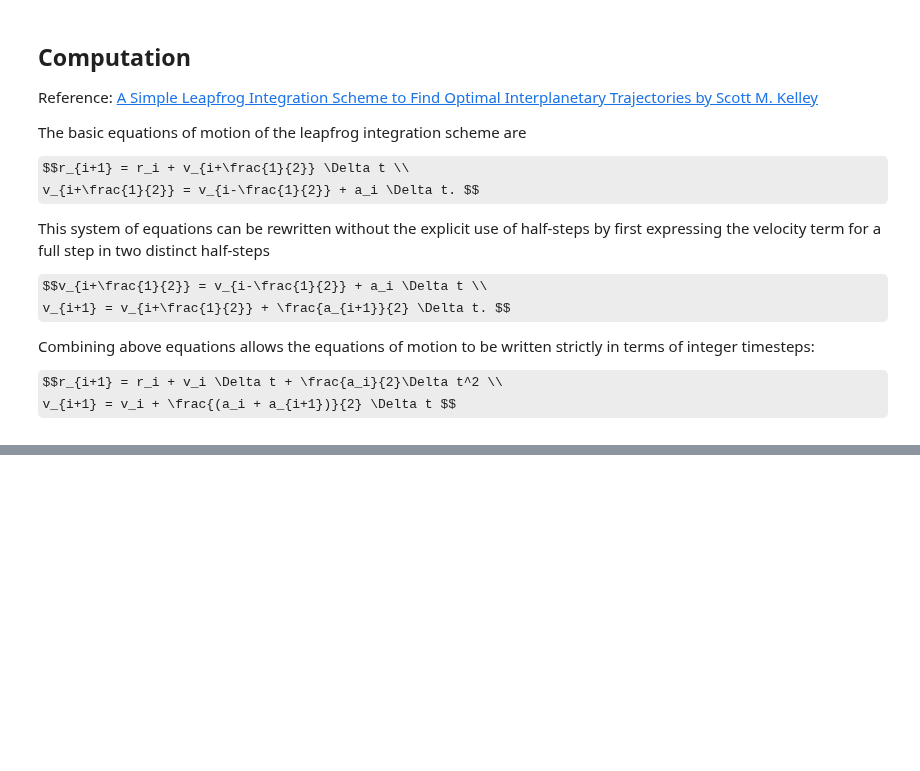
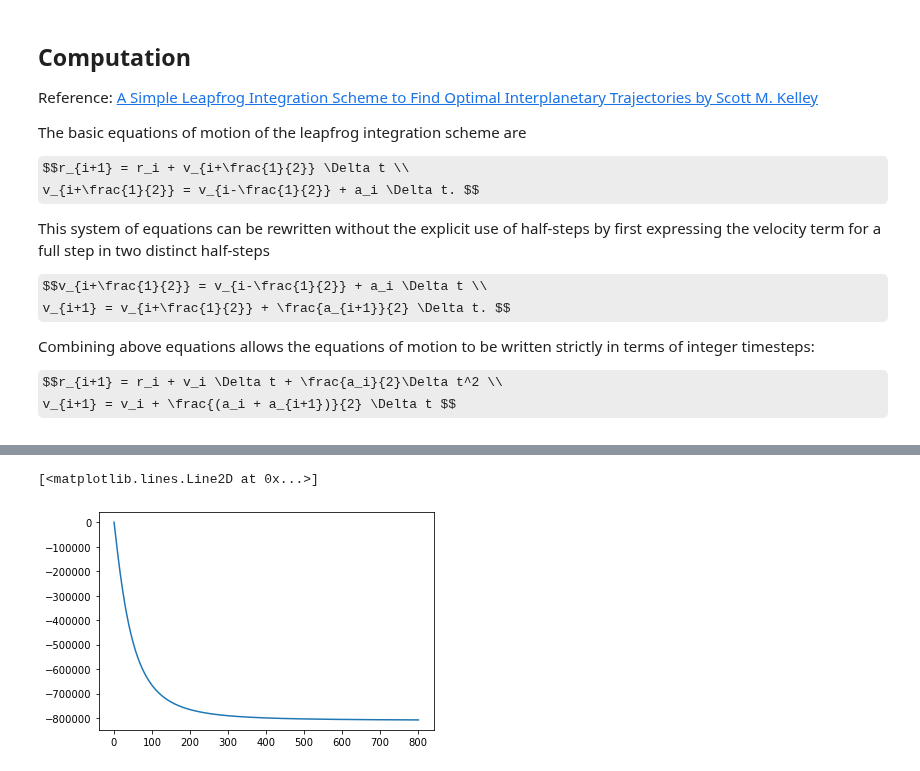
Before and after one commit to q-pratz-chem/Interacting_Galaxies, a Jupyter notebook: leap_frog.ipynb, the cells around one changed output, grey strips where cells are left out. Drawn from its saved outputs; the diff is of its cells as text; code cells hidden in the pictures; some formulas as TeX source; blank space fills up the shorter version.

```diff
--- a/leap_frog.ipynb
+++ b/leap_frog.ipynb
@@ -276,3 +275,8 @@ E_ref = 1.52587890625e-05, |mean(E)| = 773915.7864269137
+# %%
+plt.plot(E)
+# %% [output]
+[<matplotlib.lines.Line2D at 0x...>]
+[figure, added]
 # %%
 fig = plt.figure(figsize=(12,10))
 
```
Also changed, not shown: parts of 5 cells of this notebook, 1 other file.
